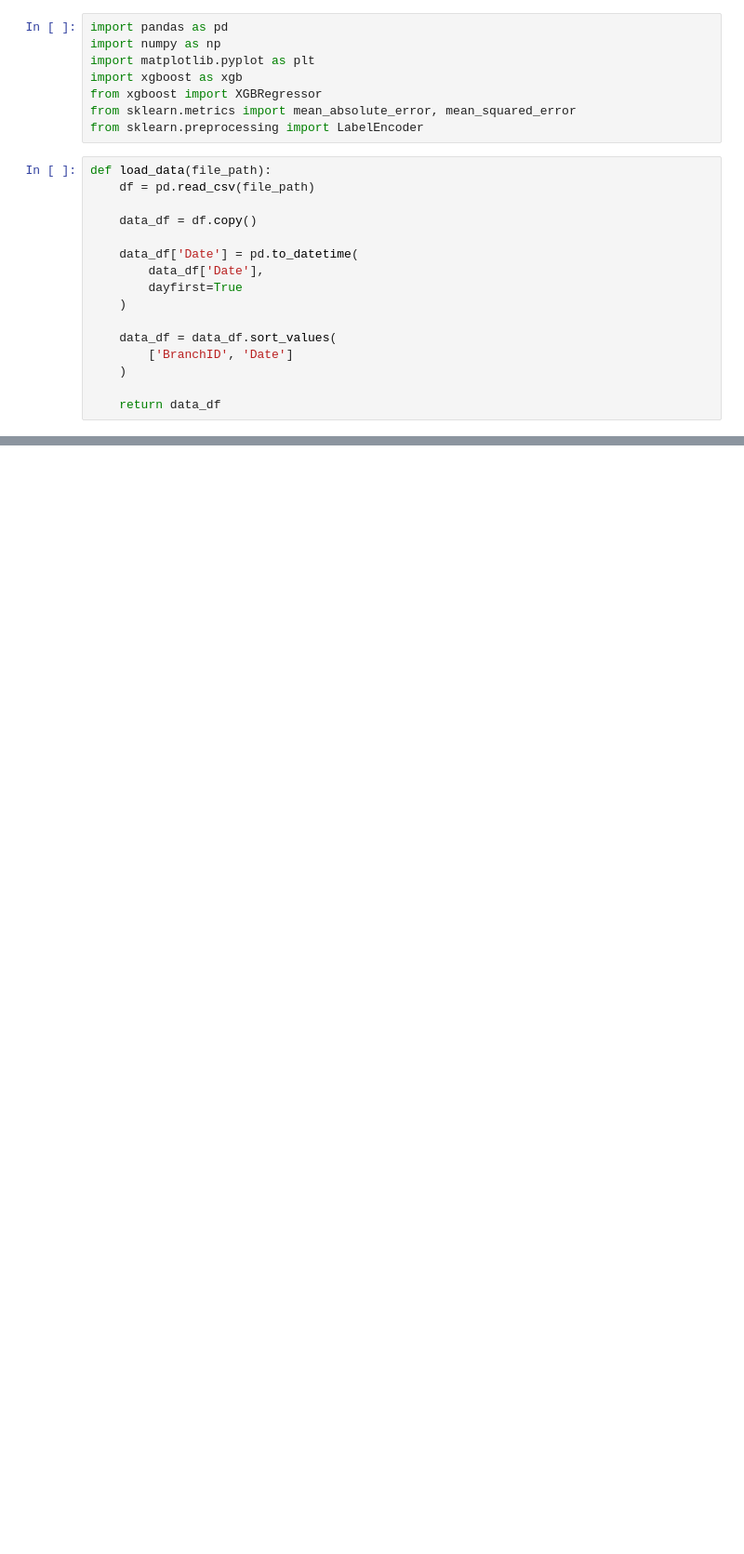
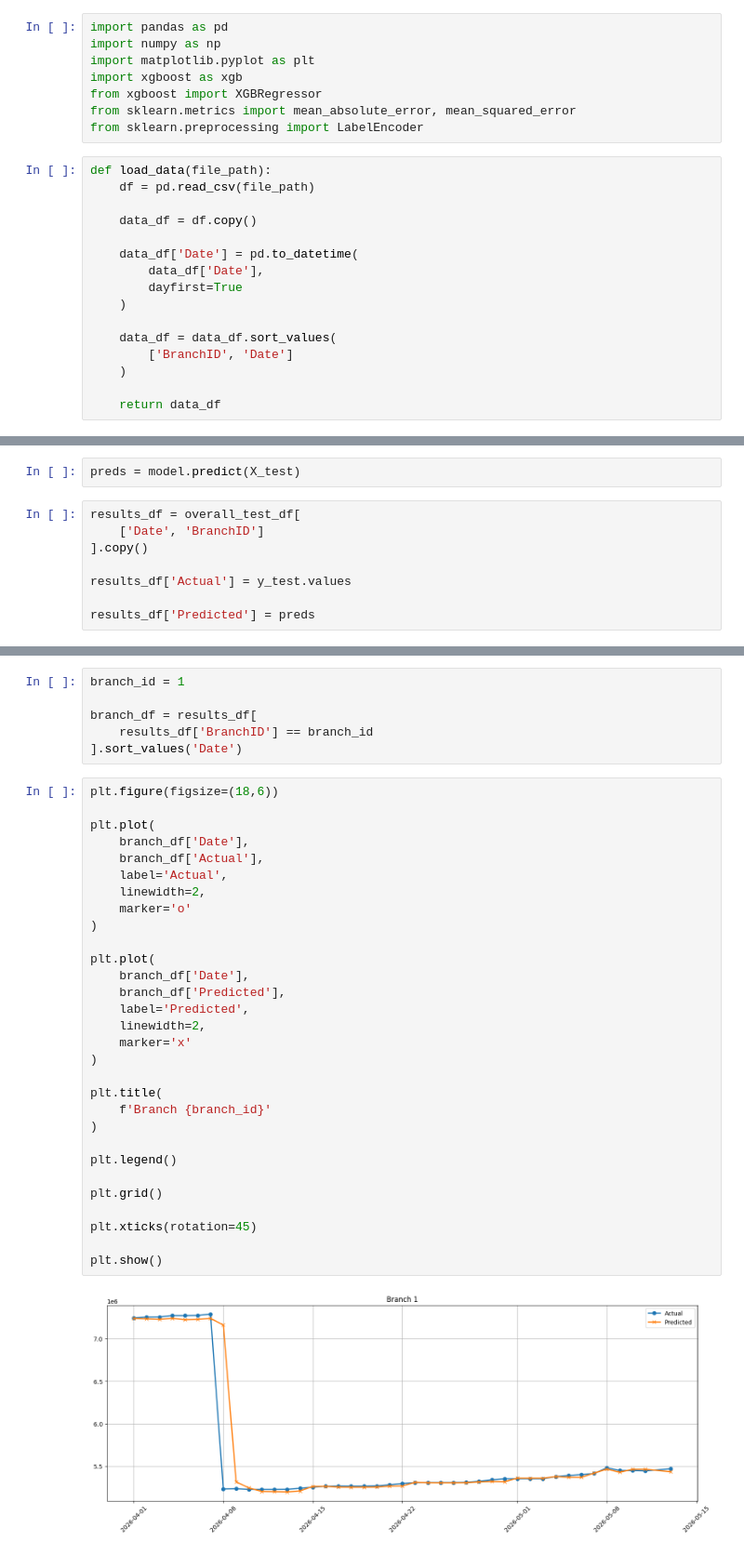
Before and after one commit to prasanna-venkatesh-m/Analytics-Forecast, a Jupyter notebook: Train_Overall_Analytics.ipynb, the cells around one changed output, grey strips where cells are left out. Shown at 93% size. Drawn from its saved outputs; the diff is of its cells as text; blank space fills up the shorter version.

```diff
--- a/Train_Overall_Analytics.ipynb
+++ b/Train_Overall_Analytics.ipynb
@@ -83,0 +178,10 @@ df = create_time_series_features(
+# %%
+preds = model.predict(X_test)
+# %%
+results_df = overall_test_df[
+    ['Date', 'BranchID']
+].copy()
+
+results_df['Actual'] = y_test.values
+
+results_df['Predicted'] = preds
@@ -83,0 +256,38 @@ df = create_time_series_features(
+# %%
+branch_id = 1
+
+branch_df = results_df[
+    results_df['BranchID'] == branch_id
+].sort_values('Date')
+# %%
+plt.figure(figsize=(18,6))
+
+plt.plot(
+    branch_df['Date'],
+    branch_df['Actual'],
+    label='Actual',
+    linewidth=2,
+    marker='o'
+)
+
+plt.plot(
+    branch_df['Date'],
+    branch_df['Predicted'],
+    label='Predicted',
+    linewidth=2,
+    marker='x'
+)
+
+plt.title(
+    f'Branch {branch_id}'
+)
+
+plt.legend()
+
+plt.grid()
+
+plt.xticks(rotation=45)
+
+plt.show()
+# %% [output]
+[figure, added]
```
Also changed, not shown: parts of 11 cells of this notebook.
